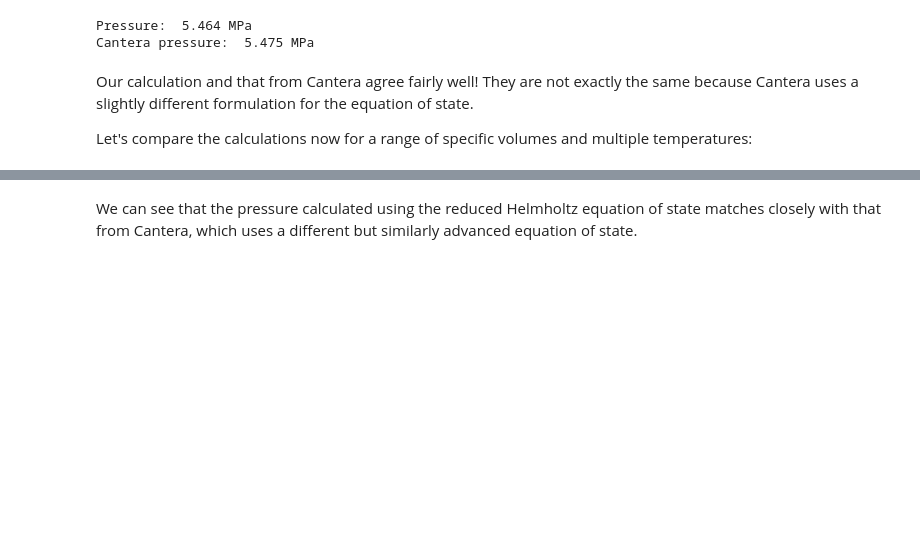
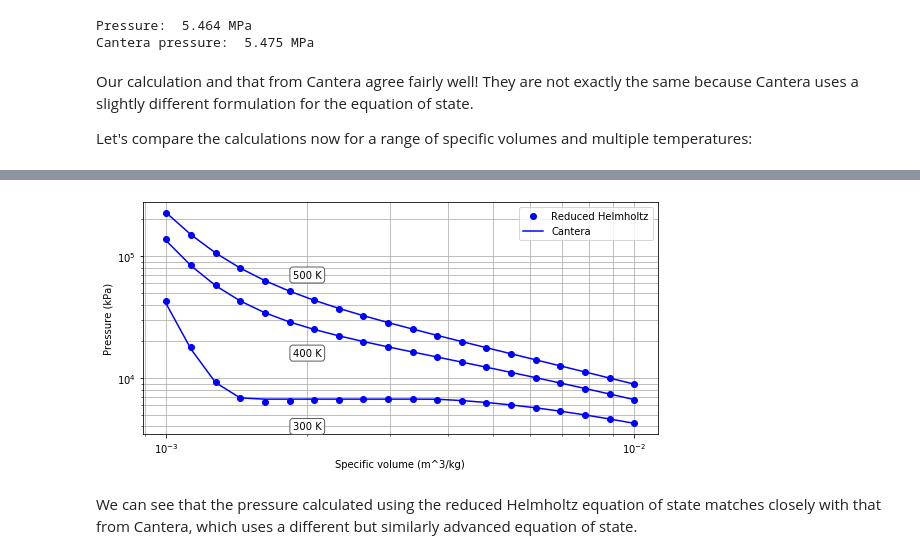
Before and after one commit to kyleniemeyer/computational-thermo, a Jupyter notebook: content/properties-pure/reduced-helmholtz.ipynb, the cells around one changed output, grey strips where cells are left out. Cells and saved outputs as stored; diff of their text form; code cells hidden in the pictures; blank space fills up the shorter version.

Commit message:
edits to plots in properties example

```diff
--- a/content/properties-pure/reduced-helmholtz.ipynb
+++ b/content/properties-pure/reduced-helmholtz.ipynb
@@ -17,4 +17,20 @@ The reduced Helmhotz free energy function, $\alpha(\tau, \delta)$, is given as t
 \alpha(\tau, \delta) = \alpha_{IG} (\tau, \delta) + \alpha_{\text{res}} (\tau, \delta) \;,
 \end{equation}
 which are both given as high-order fits using many coefficients:
+# %%
+import matplotlib.pyplot as plt
+%matplotlib inline
+
+# these are mostly for making the saved figures nicer
+from IPython.display import set_matplotlib_formats
+set_matplotlib_formats('pdf', 'png')
+plt.rcParams['savefig.dpi'] = 75
+
+import numpy as np
+import cantera as ct
+from scipy import integrate, optimize
+
+from pint import UnitRegistry
+ureg = UnitRegistry()
+Q_ = ureg.Quantity
 # %%
@@ -133,10 +144,7 @@ Our calculation and that from Cantera agree fairly well! They are not exactly th
 
 Let's compare the calculations now for a range of specific volumes and multiple temperatures:
 # %%
-%matplotlib notebook
-import matplotlib.pyplot as plt
-
-fig, ax = plt.subplots(figsize=(5, 3))
+fig, ax = plt.subplots(figsize=(8, 4))
 
 specific_volumes = np.geomspace(0.001, 0.01, num=20)
 temperatures = [300, 400, 500]
@@ -174,2 +180,3 @@ plt.show()
+[figure, added]
 # %% [markdown]
 We can see that the pressure calculated using the reduced Helmholtz equation of state matches closely with that from Cantera, which uses a different but similarly advanced equation of state.
```
Also changed, not shown: parts of 3 cells of this notebook, 3 other files.
